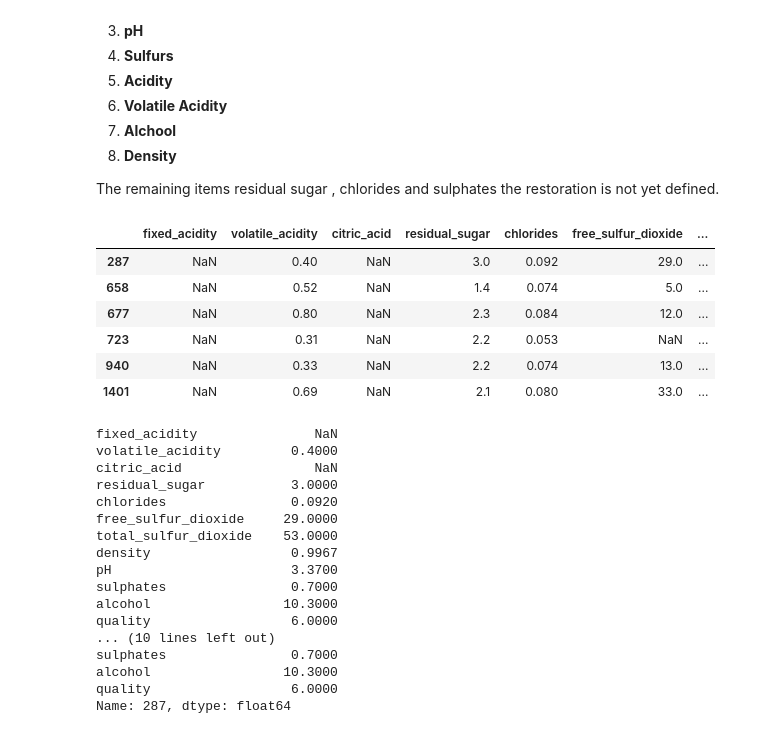
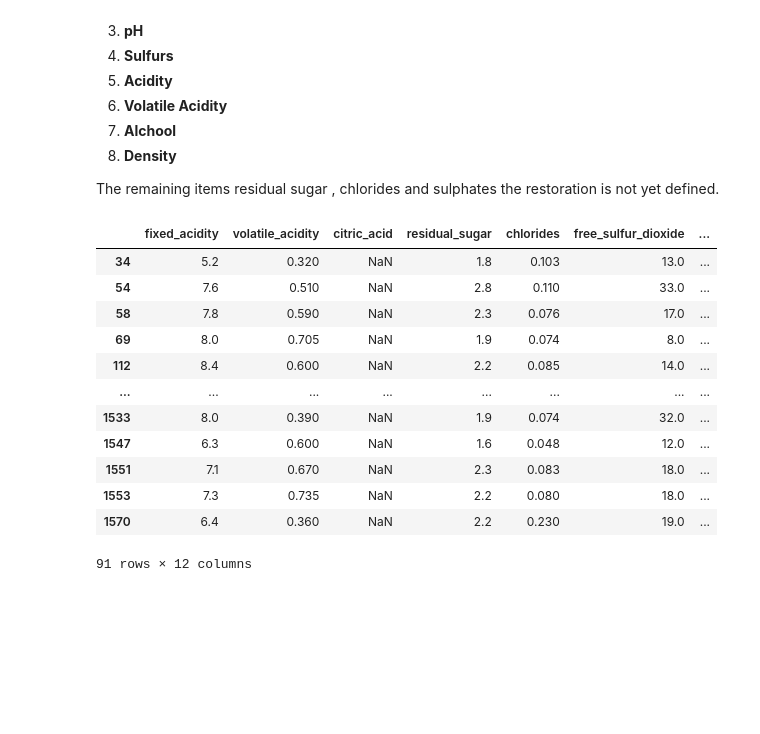
Before and after one commit to gonarec/WineDetector_Python_Project, a Jupyter notebook: Project.ipynb, the cells around one changed output. Cells and saved outputs as stored; diff of their text form; code cells hidden in the pictures; blank space fills up the shorter version.

```diff
--- a/Project.ipynb
+++ b/Project.ipynb
@@ -82,50 +82,19 @@ The restoration of citric acid, density, and pH will be performed by averaging v
 The remaining items residual sugar , chlorides and sulphates the restoration is not yet defined.
 # %%
 dataframe_copy = wine_dataframe.copy()
-df_miss = dataframe_copy[dataframe_copy['citric_acid'].isna() & dataframe_copy['fixed_acidity'].isna()]
+df_miss = dataframe_copy[dataframe_copy['citric_acid'].isna()]
 df_miss
 # %% [output]
 |  | fixed_acidity | volatile_acidity | citric_acid | residual_sugar | chlorides | free_sulfur_dioxide | ... |
-| 287 | NaN | 0.40 | NaN | 3.0 | 0.092 | 29.0 | ... |
-| 658 | NaN | 0.52 | NaN | 1.4 | 0.074 | 5.0 | ... |
-| 677 | NaN | 0.80 | NaN | 2.3 | 0.084 | 12.0 | ... |
-| 723 | NaN | 0.31 | NaN | 2.2 | 0.053 | NaN | ... |
-| 940 | NaN | 0.33 | NaN | 2.2 | 0.074 | 13.0 | ... |
-| 1401 | NaN | 0.69 | NaN | 2.1 | 0.080 | 33.0 | ... |
+| 34 | 5.2 | 0.320 | NaN | 1.8 | 0.103 | 13.0 | ... |
+| 54 | 7.6 | 0.510 | NaN | 2.8 | 0.110 | 33.0 | ... |
+| 58 | 7.8 | 0.590 | NaN | 2.3 | 0.076 | 17.0 | ... |
+| 69 | 8.0 | 0.705 | NaN | 1.9 | 0.074 | 8.0 | ... |
+| 112 | 8.4 | 0.600 | NaN | 2.2 | 0.085 | 14.0 | ... |
+| ... | ... | ... | ... | ... | ... | ... | ... |
+| 1533 | 8.0 | 0.390 | NaN | 1.9 | 0.074 | 32.0 | ... |
+| 1547 | 6.3 | 0.600 | NaN | 1.6 | 0.048 | 12.0 | ... |
+| 1551 | 7.1 | 0.670 | NaN | 2.3 | 0.083 | 18.0 | ... |
+| 1553 | 7.3 | 0.735 | NaN | 2.2 | 0.080 | 18.0 | ... |
+| 1570 | 6.4 | 0.360 | NaN | 2.2 | 0.230 | 19.0 | ... |
+91 rows × 12 columns
-# %%
-dataframe_copy = wine_dataframe.copy()
-df_miss = dataframe_copy[dataframe_copy['citric_acid'].isna()]
-print(dataframe_copy.iloc[287])
-
-for value in df_miss['fixed_acidity']:
-    if value == None:
-        indx=df_miss['fixed_acidity'].index
-        new_value=dataframe_copy.loc[indx,'pH']
-
-        avarage=round(correlated['citric_acid'].mean(skipna=True),4)
-        dataframe_copy.loc[indx,'citric_acid'] = avarage
-    else:
-        indx=df_miss['fixed_acidity'].index
-        correlated=dataframe_copy[dataframe_copy['fixed_acidity'] == value]
-        avarage=round(correlated['citric_acid'].mean(skipna=True),4)
-        dataframe_copy.loc[indx,'citric_acid'] = avarage
-
-print(dataframe_copy.iloc[287])
-# %% [output]
-fixed_acidity               NaN
-volatile_acidity         0.4000
-citric_acid                 NaN
-residual_sugar           3.0000
-chlorides                0.0920
-free_sulfur_dioxide     29.0000
-total_sulfur_dioxide    53.0000
-density                  0.9967
-pH                       3.3700
-sulphates                0.7000
-alcohol                 10.3000
-quality                  6.0000
-... (10 lines left out)
-sulphates                0.7000
-alcohol                 10.3000
-quality                  6.0000
-Name: 287, dtype: float64
```
Also changed, not shown: parts of 1 cell of this notebook.
